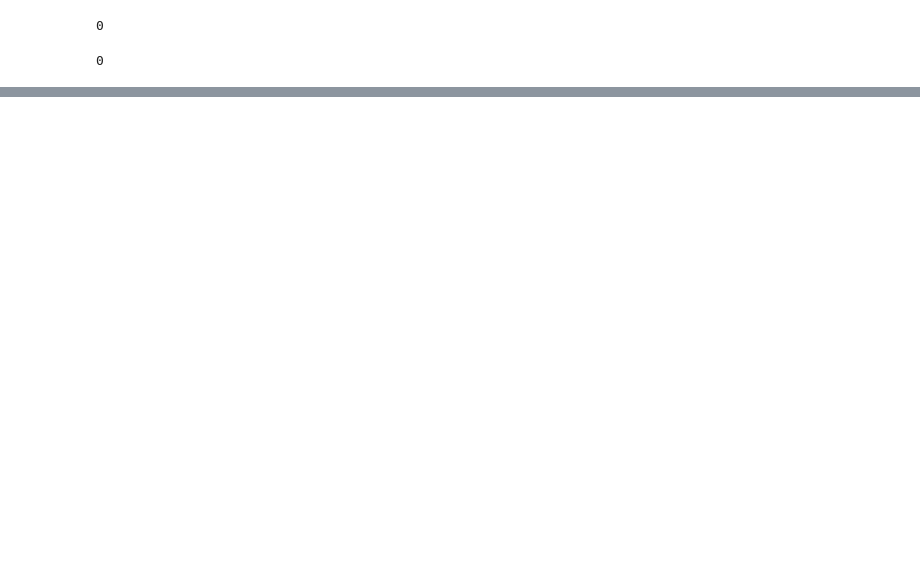
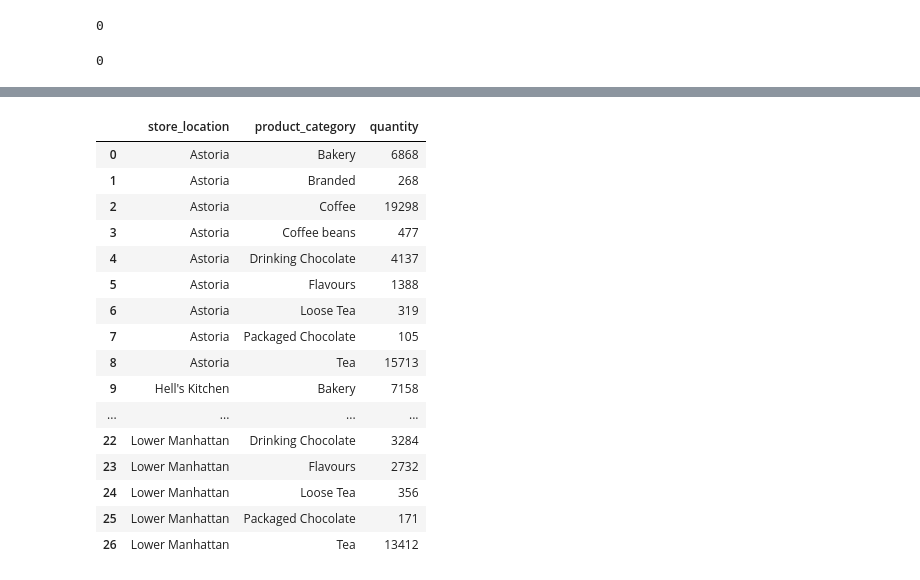
Before and after one commit to ardahanaytan/Veri-Analizi-Bootcamp, a Jupyter notebook: Veri_Analizi_Bootcamp.ipynb, the cells around one changed output, grey strips where cells are left out. Saved outputs shown, nothing was run; the diff lists cells and outputs as text; code cells hidden in the pictures; blank space fills up the shorter version.

```diff
--- a/Veri_Analizi_Bootcamp.ipynb
+++ b/Veri_Analizi_Bootcamp.ipynb
@@ -249,0 +342,21 @@ df['transaction_qty'].isnull().sum()
+# %%
+total_counts = df.groupby(['store_location', 'product_category']).size().reset_index(name='quantity')
+total_counts
+# %% [output]
+|  | store_location | product_category | quantity |
+| 0 | Astoria | Bakery | 6868 |
+| 1 | Astoria | Branded | 268 |
+| 2 | Astoria | Coffee | 19298 |
+| 3 | Astoria | Coffee beans | 477 |
+| 4 | Astoria | Drinking Chocolate | 4137 |
+| 5 | Astoria | Flavours | 1388 |
+| 6 | Astoria | Loose Tea | 319 |
+| 7 | Astoria | Packaged Chocolate | 105 |
+| 8 | Astoria | Tea | 15713 |
+| 9 | Hell's Kitchen | Bakery | 7158 |
+| ... | ... | ... | ... |
+| 22 | Lower Manhattan | Drinking Chocolate | 3284 |
+| 23 | Lower Manhattan | Flavours | 2732 |
+| 24 | Lower Manhattan | Loose Tea | 356 |
+| 25 | Lower Manhattan | Packaged Chocolate | 171 |
+| 26 | Lower Manhattan | Tea | 13412 |
```
Also changed, not shown: parts of 14 cells of this notebook.
